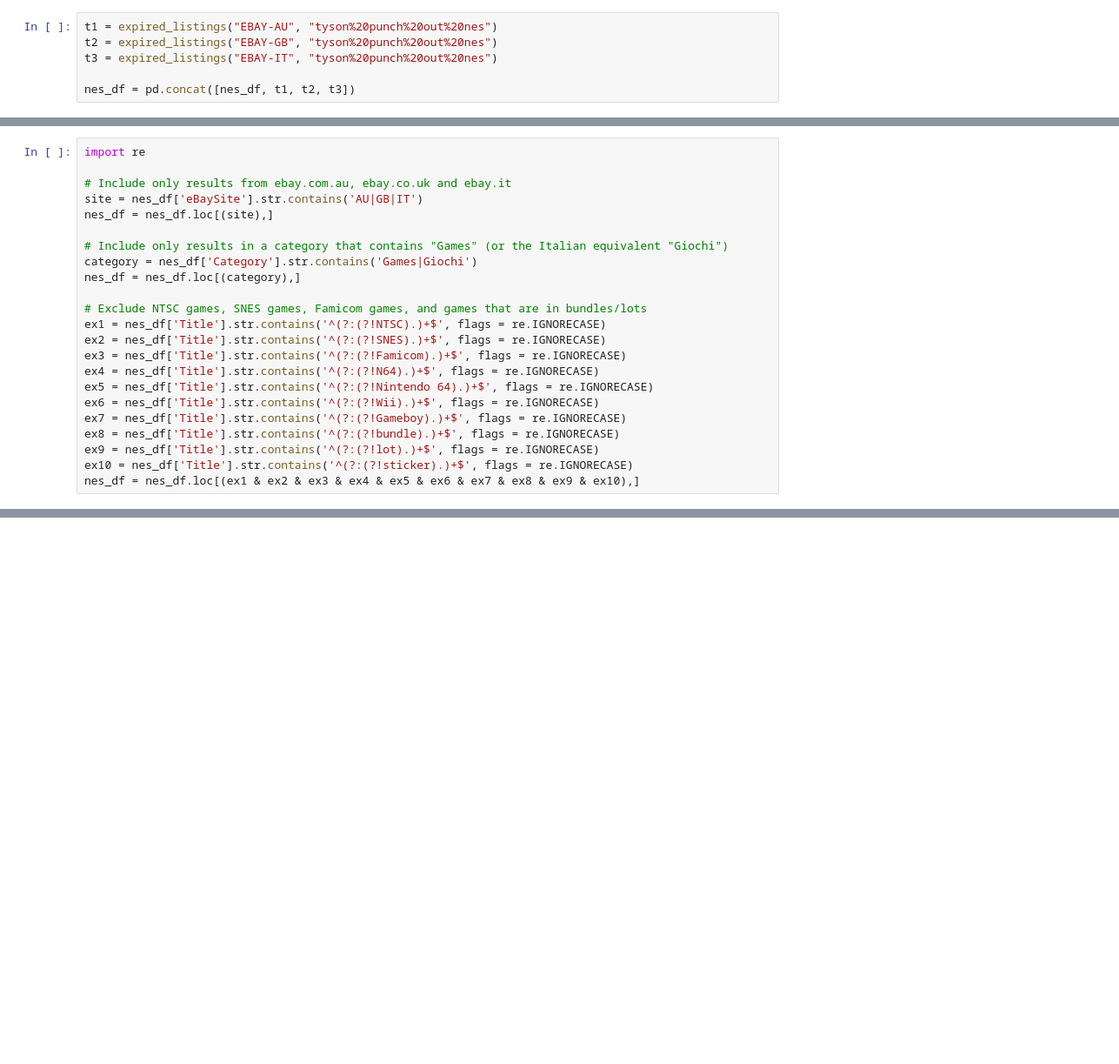
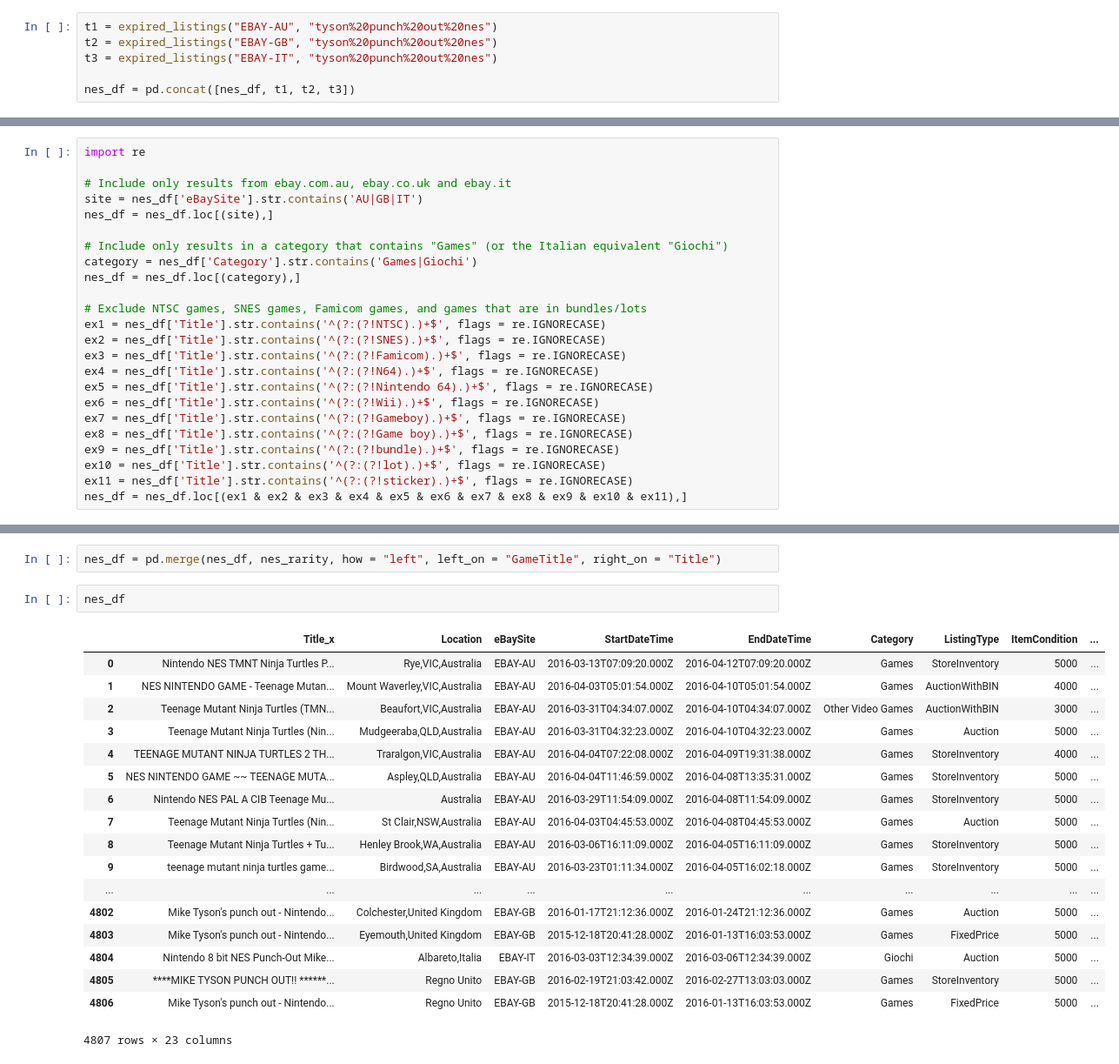
Before and after one commit to t-redactyl/Blog-posts, a Jupyter notebook: 2016-04-10-predicting-nes-game-prices-on-ebay-part-1-data-preparation.ipynb, the cells around one changed output, grey strips where cells are left out. Shown at 87% size. Cells and saved outputs as stored; diff of their text form; blank space fills up the shorter version.

```diff
--- a/2016-04-10-predicting-nes-game-prices-on-ebay-part-1-data-preparation.ipynb
+++ b/2016-04-10-predicting-nes-game-prices-on-ebay-part-1-data-preparation.ipynb
@@ -297,10 +300,11 @@ ex4 = nes_df['Title'].str.contains('^(?:(?!N64).)+$', flags = re.IGNORECASE)
 ex5 = nes_df['Title'].str.contains('^(?:(?!Nintendo 64).)+$', flags = re.IGNORECASE)
 ex6 = nes_df['Title'].str.contains('^(?:(?!Wii).)+$', flags = re.IGNORECASE)
 ex7 = nes_df['Title'].str.contains('^(?:(?!Gameboy).)+$', flags = re.IGNORECASE)
-ex8 = nes_df['Title'].str.contains('^(?:(?!bundle).)+$', flags = re.IGNORECASE)
-ex9 = nes_df['Title'].str.contains('^(?:(?!lot).)+$', flags = re.IGNORECASE)
-ex10 = nes_df['Title'].str.contains('^(?:(?!sticker).)+$', flags = re.IGNORECASE)
-nes_df = nes_df.loc[(ex1 & ex2 & ex3 & ex4 & ex5 & ex6 & ex7 & ex8 & ex9 & ex10),]
+ex8 = nes_df['Title'].str.contains('^(?:(?!Game boy).)+$', flags = re.IGNORECASE)
+ex9 = nes_df['Title'].str.contains('^(?:(?!bundle).)+$', flags = re.IGNORECASE)
+ex10 = nes_df['Title'].str.contains('^(?:(?!lot).)+$', flags = re.IGNORECASE)
+ex11 = nes_df['Title'].str.contains('^(?:(?!sticker).)+$', flags = re.IGNORECASE)
+nes_df = nes_df.loc[(ex1 & ex2 & ex3 & ex4 & ex5 & ex6 & ex7 & ex8 & ex9 & ex10 & ex11),]
 # %%
 nes_df.shape
 # %% [output]
@@ -579,0 +599,23 @@ nes_df['TotalAUDCost'] = nes_df['EndingPriceAUD'] + nes_df['ShippingCostAUD']
+# %%
+nes_df = pd.merge(nes_df, nes_rarity, how = "left", left_on = "GameTitle", right_on = "Title")
+# %%
+nes_df
+# %% [output]
+|  | Title_x | Location | eBaySite | StartDateTime | EndDateTime | Category | ListingType | ItemCondition | ... |
+| 0 | Nintendo NES TMNT Ninja Turtles P... | Rye,VIC,Australia | EBAY-AU | 2016-03-13T07:09:20.000Z | 2016-04-12T07:09:20.000Z | Games | StoreInventory | 5000 | ... |
+| 1 | NES NINTENDO GAME - Teenage Mutan... | Mount Waverley,VIC,Australia | EBAY-AU | 2016-04-03T05:01:54.000Z | 2016-04-10T05:01:54.000Z | Games | AuctionWithBIN | 4000 | ... |
+| 2 | Teenage Mutant Ninja Turtles (TMN... | Beaufort,VIC,Australia | EBAY-AU | 2016-03-31T04:34:07.000Z | 2016-04-10T04:34:07.000Z | Other Video Games | AuctionWithBIN | 3000 | ... |
+| 3 | Teenage Mutant Ninja Turtles (Nin... | Mudgeeraba,QLD,Australia | EBAY-AU | 2016-03-31T04:32:23.000Z | 2016-04-10T04:32:23.000Z | Games | Auction | 5000 | ... |
+| 4 | TEENAGE MUTANT NINJA TURTLES 2 TH... | Traralgon,VIC,Australia | EBAY-AU | 2016-04-04T07:22:08.000Z | 2016-04-09T19:31:38.000Z | Games | StoreInventory | 4000 | ... |
+| 5 | NES NINTENDO GAME ~~ TEENAGE MUTA... | Aspley,QLD,Australia | EBAY-AU | 2016-04-04T11:46:59.000Z | 2016-04-08T13:35:31.000Z | Games | StoreInventory | 5000 | ... |
+| 6 | Nintendo NES PAL A CIB Teenage Mu... | Australia | EBAY-AU | 2016-03-29T11:54:09.000Z | 2016-04-08T11:54:09.000Z | Games | StoreInventory | 5000 | ... |
+| 7 | Teenage Mutant Ninja Turtles (Nin... | St Clair,NSW,Australia | EBAY-AU | 2016-04-03T04:45:53.000Z | 2016-04-08T04:45:53.000Z | Games | Auction | 5000 | ... |
+| 8 | Teenage Mutant Ninja Turtles + Tu... | Henley Brook,WA,Australia | EBAY-AU | 2016-03-06T16:11:09.000Z | 2016-04-05T16:11:09.000Z | Games | StoreInventory | 5000 | ... |
+| 9 | teenage mutant ninja turtles game... | Birdwood,SA,Australia | EBAY-AU | 2016-03-23T01:11:34.000Z | 2016-04-05T16:02:18.000Z | Games | StoreInventory | 5000 | ... |
+| ... | ... | ... | ... | ... | ... | ... | ... | ... | ... |
+| 4802 | Mike Tyson's punch out - Nintendo... | Colchester,United Kingdom | EBAY-GB | 2016-01-17T21:12:36.000Z | 2016-01-24T21:12:36.000Z | Games | Auction | 5000 | ... |
+| 4803 | Mike Tyson's punch out - Nintendo... | Eyemouth,United Kingdom | EBAY-GB | 2015-12-18T20:41:28.000Z | 2016-01-13T16:03:53.000Z | Games | FixedPrice | 5000 | ... |
+| 4804 | Nintendo 8 bit NES Punch-Out Mike... | Albareto,Italia | EBAY-IT | 2016-03-03T12:34:39.000Z | 2016-03-06T12:34:39.000Z | Giochi | Auction | 5000 | ... |
+| 4805 | ****MIKE TYSON PUNCH OUT!! ******... | Regno Unito | EBAY-GB | 2016-02-19T21:03:42.000Z | 2016-02-27T13:03:03.000Z | Games | StoreInventory | 5000 | ... |
+| 4806 | Mike Tyson's punch out - Nintendo... | Regno Unito | EBAY-GB | 2015-12-18T20:41:28.000Z | 2016-01-13T16:03:53.000Z | Games | FixedPrice | 5000 | ... |
+4807 rows × 23 columns
```
Also changed, not shown: parts of 18 cells of this notebook.
